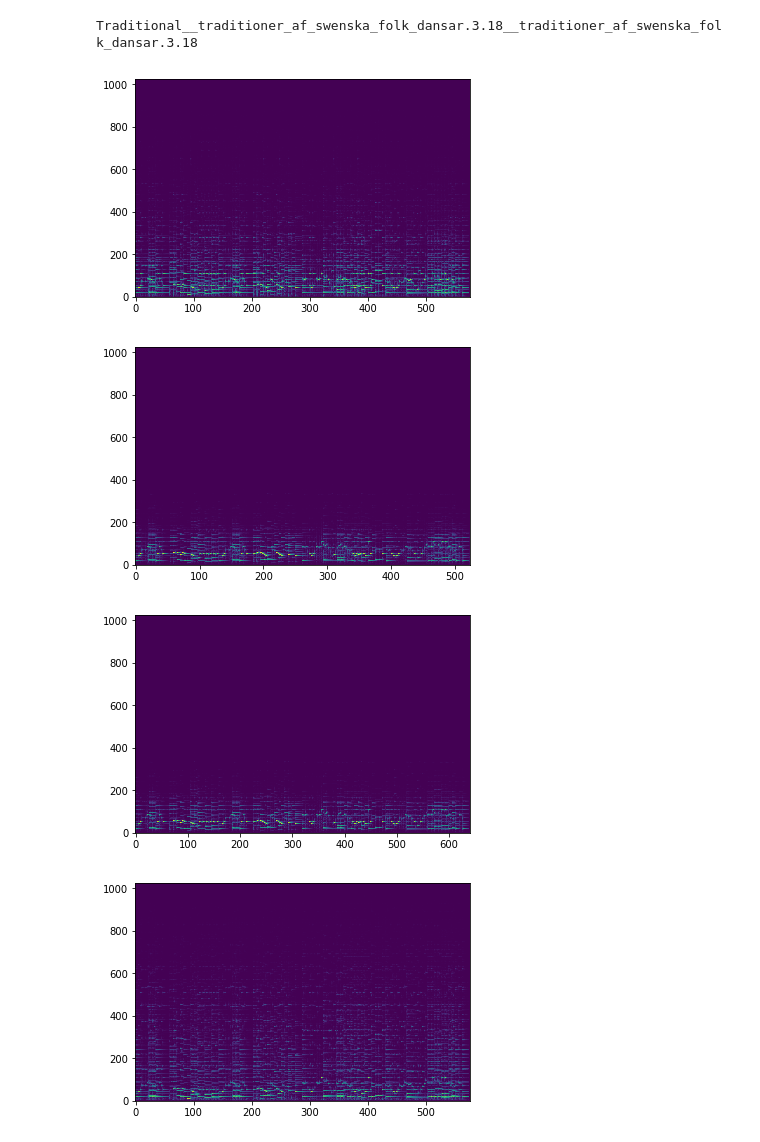
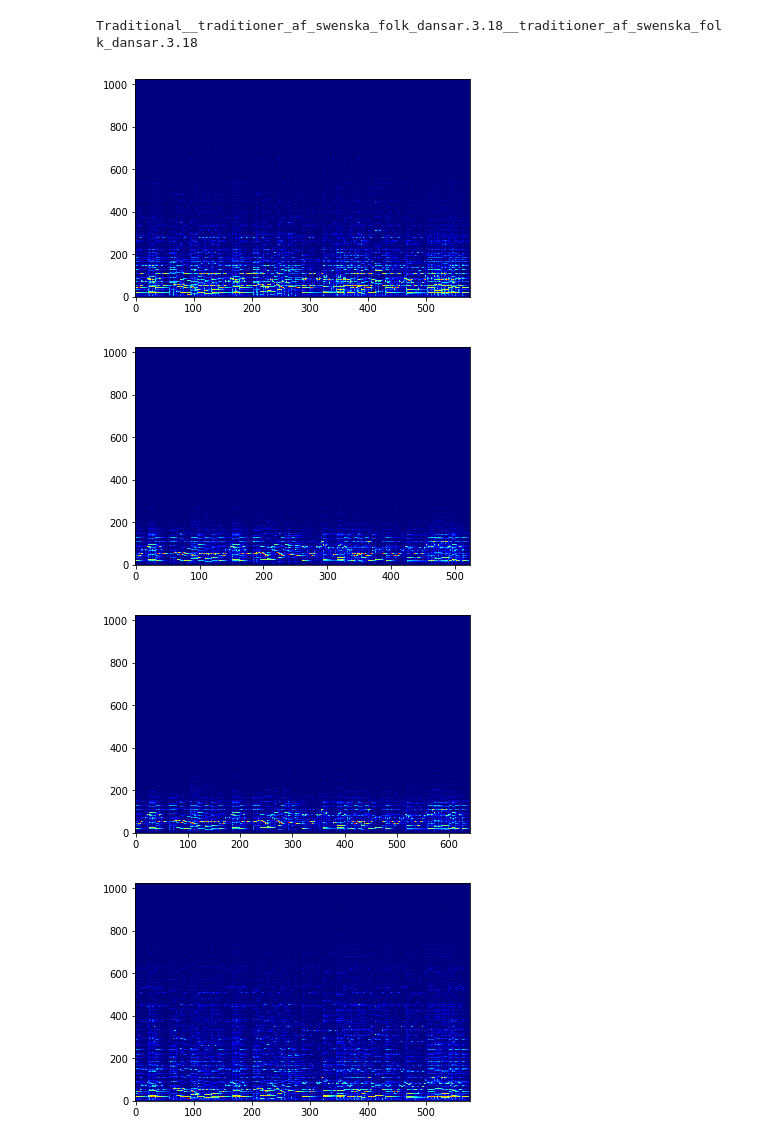
Before and after one commit to mjenrungrot/salience_sheet_following, a Jupyter notebook: 02_audioToSpec.ipynb, the cells around one changed output. Drawn from its saved outputs; the diff is of its cells as text; code cells hidden in the pictures.

Commit message:
prep spec

```diff
--- a/02_audioToSpec.ipynb
+++ b/02_audioToSpec.ipynb
@@ -20,26 +20,26 @@ pieces = list(map(lambda x: os.path.basename(x),
 # %%
 sig_proc = madmom.audio.signal.SignalProcessor(sample_rate=22050, num_channels=1)
 fsig_proc = madmom.audio.signal.FramedSignalProcessor(frame_size=2048, fps=20, origin='future')
 spec_proc = madmom.audio.spectrogram.LogarithmicSpectrogramProcessor()
 
 for piece in tqdm_notebook(pieces[:1]):
     performances = glob.glob(os.path.join(DATA_ROOT_MSMD, piece, 'performances', '*'))
     print(piece)
     for performance in performances:
         audio_file = glob.glob(os.path.join(performance,'audio','*.flac'))[0]
 
         sig = sig_proc(audio_file)
         sig = fsig_proc(sig)
         spec = spec_proc(sig)
 
-        plt.imshow(spec.T, aspect='auto', origin='lower')
+        plt.imshow(spec.T, cmap='jet', aspect='auto', origin='lower')
         plt.show()
 # %% [output]
 Failed to display Jupyter Widget of type HBox.
 If you're reading this message in the Jupyter Notebook or JupyterLab Notebook, it may mean that the widgets JavaScript is still loading. If this message persists, it likely means that the widgets Java ...
 If you're reading this message in another frontend (for example, a static rendering on GitHub or NBViewer), it may mean that your frontend doesn't currently support widgets.
 Traditional__traditioner_af_swenska_folk_dansar.3.18__traditioner_af_swenska_folk_dansar.3.18
-[figure, old version]
+[figure, new version]
-[figure, old version]
+[figure, new version]
-[figure, old version]
+[figure, new version]
-[figure, old version]
+[figure, new version]
```
Also changed, not shown: parts of 1 cell of this notebook, 2 other files.
